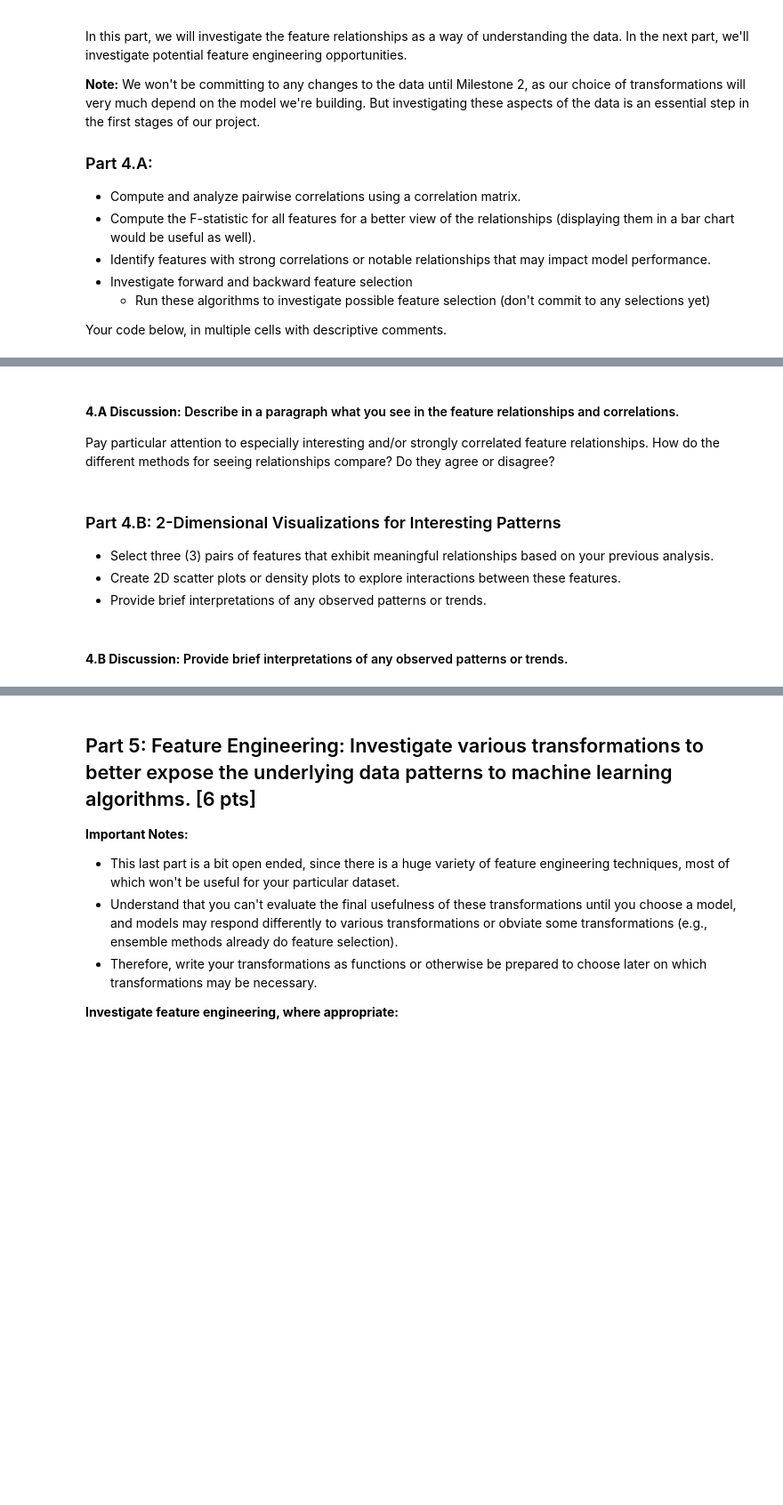
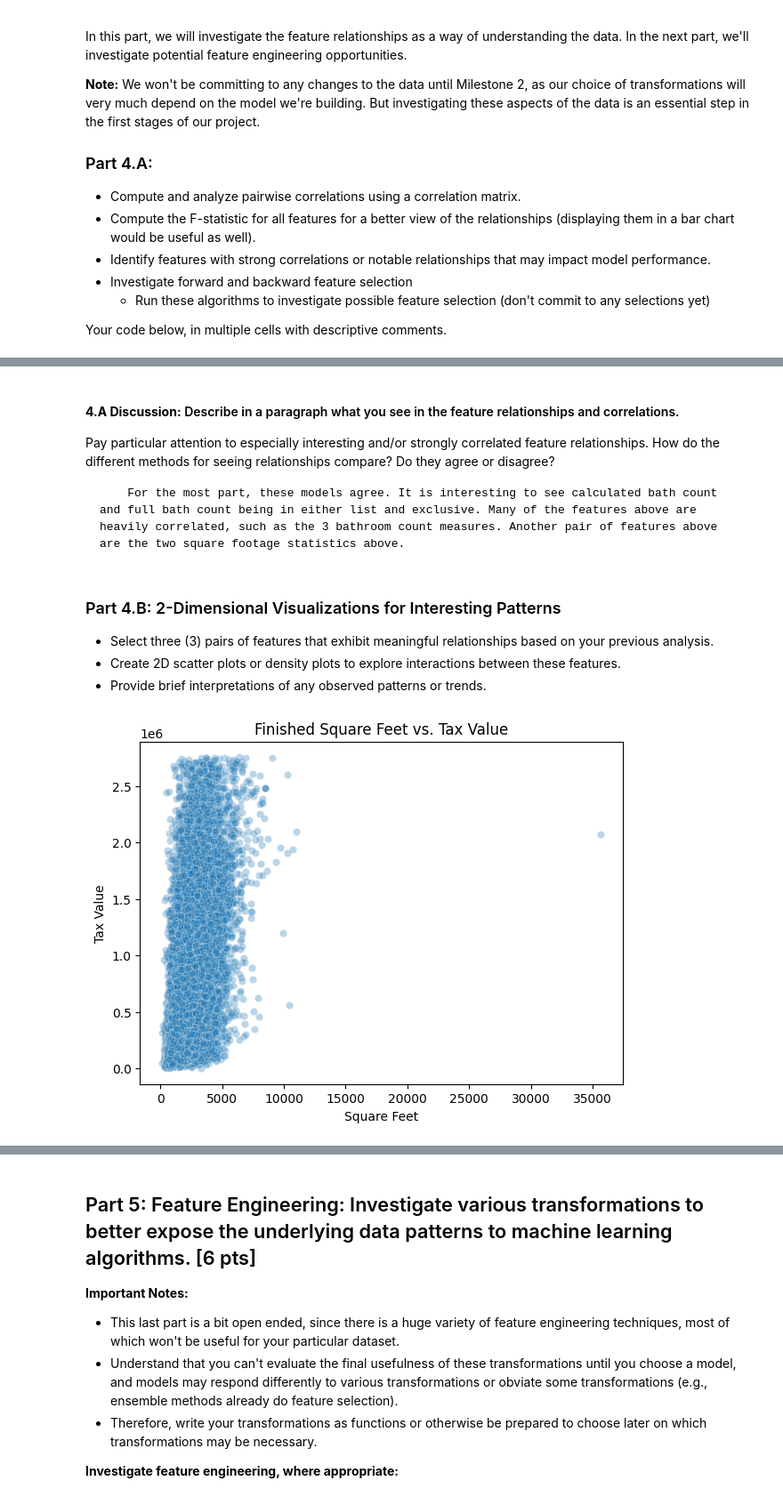
Before and after one commit to pr-rowe/MOD-3-MILESTONE-1, a Jupyter notebook: Milestone_01.ipynb, the cells around one changed output, grey strips where cells are left out. Shown at 89% size. Cells and saved outputs as stored; diff of their text form; code cells hidden in the pictures; blank space fills up the shorter version.

```diff
--- a/Milestone_01.ipynb
+++ b/Milestone_01.ipynb
@@ -518,10 +612,20 @@ Your code below, in multiple cells with descriptive comments.
 
 Pay particular attention to especially interesting and/or strongly correlated feature relationships.
  How do the different methods for seeing relationships compare? Do they agree or disagree?
+
+        For the most part, these models agree. It is interesting to see calculated bath count and full bath count being in either list and exclusive. Many of the features above are heavily correlated, such as the 3 bathroom count measures. Another pair of features above are the two square footage statistics above.
 # %% [markdown]
 ### Part 4.B:  2-Dimensional Visualizations for Interesting Patterns
    - Select three (3) pairs of features that exhibit meaningful relationships based on your previous analysis.
    - Create 2D scatter plots or density plots to explore interactions between these features.
    - Provide brief interpretations of any observed patterns or trends.
-# %% [markdown]
-#### **4.B Discussion:** Provide brief interpretations of any observed patterns or trends.
+# %%
+
+plt.figure(figsize=(7, 5))
+sns.scatterplot(data=df_dropped, x='calculatedfinishedsquarefeet', y='taxvaluedollarcnt', alpha=0.3)
+plt.title('Finished Square Feet vs. Tax Value')
+plt.xlabel('Square Feet')
+plt.ylabel('Tax Value')
+plt.show()
+# %% [output]
+[figure, added]
```
Also changed, not shown: parts of 20 cells of this notebook.
